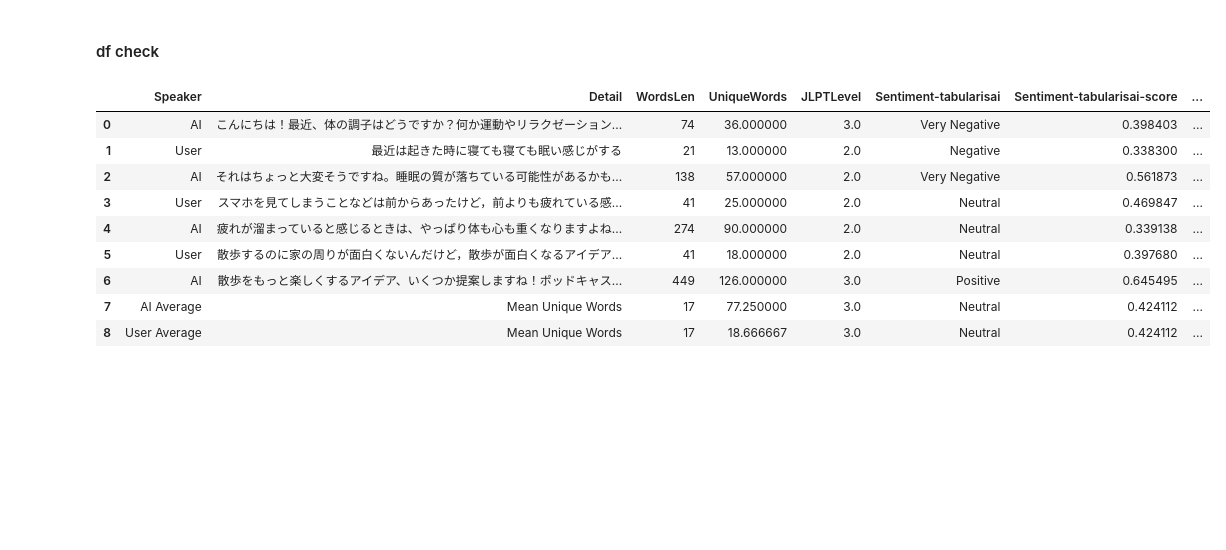
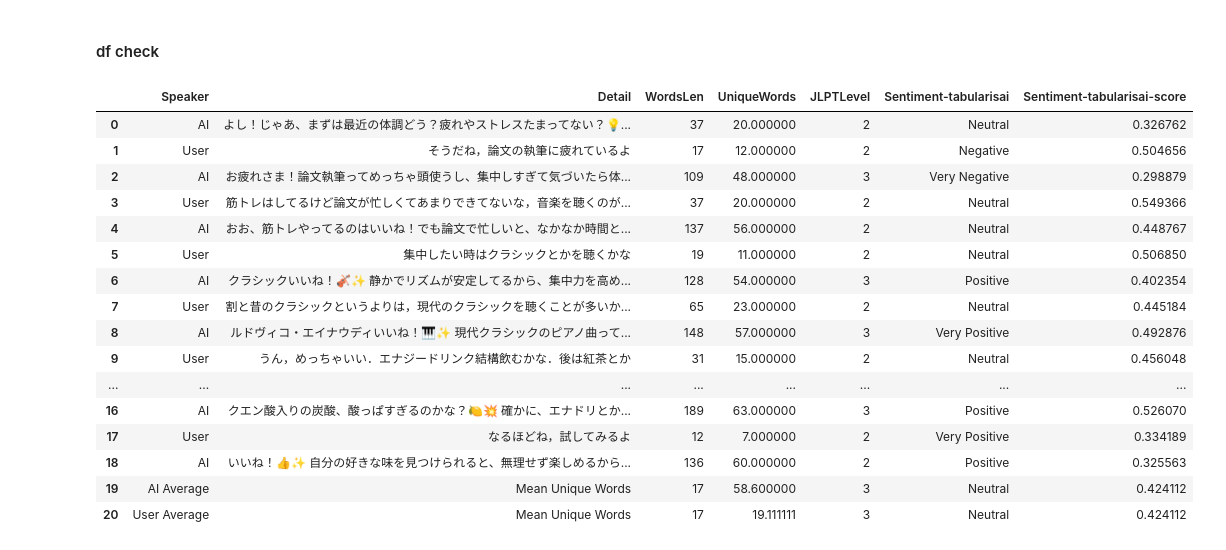
Before and after one commit to john-ichigogasuki/Analytics, a Jupyter notebook: WordsAnalysis.ipynb, the cells around one changed output. Saved outputs shown, nothing was run; the diff lists cells and outputs as text; code cells hidden in the pictures; blank space fills up the shorter version.

```diff
--- a/WordsAnalysis.ipynb
+++ b/WordsAnalysis.ipynb
@@ -281,17 +281,24 @@ move_words_len_column(path)
 # %% [markdown]
 #### df check
 # %%
-file = "../../Analyzed/AnalyzedData/analyzed_alpha_Abe.csv"
+file = "./Analyzed/AnalyzedData/analyzed_alpha_Koga.csv"
 df = pd.read_csv(file)
 df
 # %% [output]
-|  | Speaker | Detail | WordsLen | UniqueWords | JLPTLevel | Sentiment-tabularisai | Sentiment-tabularisai-score | ... |
-| 0 | AI | こんにちは！最近、体の調子はどうですか？何か運動やリラクゼーション... | 74 | 36.000000 | 3.0 | Very Negative | 0.398403 | ... |
-| 1 | User | 最近は起きた時に寝ても寝ても眠い感じがする | 21 | 13.000000 | 2.0 | Negative | 0.338300 | ... |
-| 2 | AI | それはちょっと大変そうですね。睡眠の質が落ちている可能性があるかも... | 138 | 57.000000 | 2.0 | Very Negative | 0.561873 | ... |
-| 3 | User | スマホを見てしまうことなどは前からあったけど，前よりも疲れている感... | 41 | 25.000000 | 2.0 | Neutral | 0.469847 | ... |
-| 4 | AI | 疲れが溜まっていると感じるときは、やっぱり体も心も重くなりますよね... | 274 | 90.000000 | 2.0 | Neutral | 0.339138 | ... |
-| 5 | User | 散歩するのに家の周りが面白くないんだけど，散歩が面白くなるアイデア... | 41 | 18.000000 | 2.0 | Neutral | 0.397680 | ... |
-| 6 | AI | 散歩をもっと楽しくするアイデア、いくつか提案しますね！ポッドキャス... | 449 | 126.000000 | 3.0 | Positive | 0.645495 | ... |
-| 7 | AI Average | Mean Unique Words | 17 | 77.250000 | 3.0 | Neutral | 0.424112 | ... |
-| 8 | User Average | Mean Unique Words | 17 | 18.666667 | 3.0 | Neutral | 0.424112 | ... |
+|  | Speaker | Detail | WordsLen | UniqueWords | JLPTLevel | Sentiment-tabularisai | Sentiment-tabularisai-score |
+| 0 | AI | よし！じゃあ、まずは最近の体調どう？疲れやストレスたまってない？💡... | 37 | 20.000000 | 2 | Neutral | 0.326762 |
+| 1 | User | そうだね，論文の執筆に疲れているよ | 17 | 12.000000 | 2 | Negative | 0.504656 |
+| 2 | AI | お疲れさま！論文執筆ってめっちゃ頭使うし、集中しすぎて気づいたら体... | 109 | 48.000000 | 3 | Very Negative | 0.298879 |
+| 3 | User | 筋トレはしてるけど論文が忙しくてあまりできてないな，音楽を聴くのが... | 37 | 20.000000 | 2 | Neutral | 0.549366 |
+| 4 | AI | おお、筋トレやってるのはいいね！でも論文で忙しいと、なかなか時間と... | 137 | 56.000000 | 2 | Neutral | 0.448767 |
+| 5 | User | 集中したい時はクラシックとかを聴くかな | 19 | 11.000000 | 2 | Neutral | 0.506850 |
+| 6 | AI | クラシックいいね！🎻✨ 静かでリズムが安定してるから、集中力を高め... | 128 | 54.000000 | 3 | Positive | 0.402354 |
+| 7 | User | 割と昔のクラシックというよりは，現代のクラシックを聴くことが多いか... | 65 | 23.000000 | 2 | Neutral | 0.445184 |
+| 8 | AI | ルドヴィコ・エイナウディいいね！🎹✨ 現代クラシックのピアノ曲って... | 148 | 57.000000 | 3 | Very Positive | 0.492876 |
+| 9 | User | うん，めっちゃいい．エナジードリンク結構飲むかな．後は紅茶とか | 31 | 15.000000 | 2 | Neutral | 0.456048 |
+| ... | ... | ... | ... | ... | ... | ... | ... |
+| 16 | AI | クエン酸入りの炭酸、酸っぱすぎるのかな？🍋💥 確かに、エナドリとか... | 189 | 63.000000 | 3 | Positive | 0.526070 |
+| 17 | User | なるほどね，試してみるよ | 12 | 7.000000 | 2 | Very Positive | 0.334189 |
+| 18 | AI | いいね！👍✨ 自分の好きな味を見つけられると、無理せず楽しめるから... | 136 | 60.000000 | 2 | Positive | 0.325563 |
+| 19 | AI Average | Mean Unique Words | 17 | 58.600000 | 3 | Neutral | 0.424112 |
+| 20 | User Average | Mean Unique Words | 17 | 19.111111 | 3 | Neutral | 0.424112 |
```
Also changed, not shown: 21 other files.
